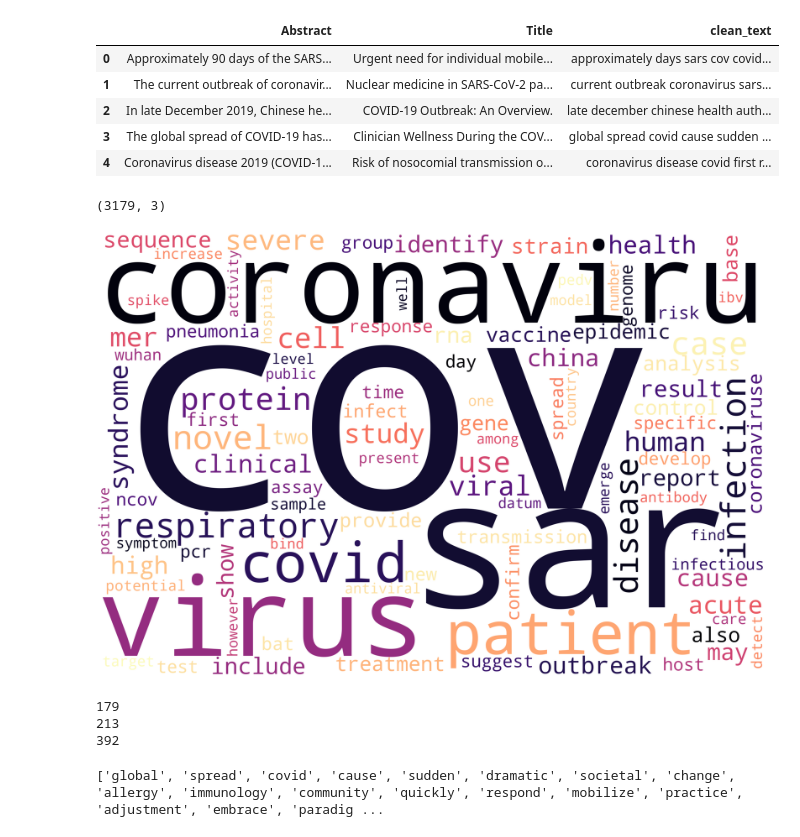
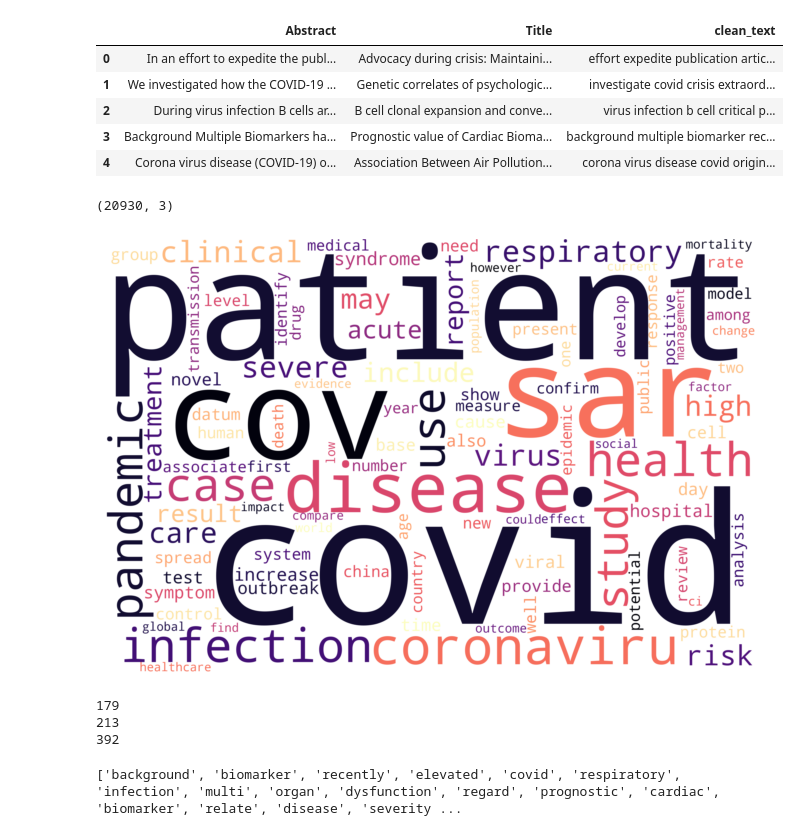
Before and after one commit to htanjore/covid19_pubmed, a Jupyter notebook: notebooks/LDA_Topic_model_covid19.ipynb, the cells around one changed output. Cells and saved outputs as stored; diff of their text form; code cells hidden in the pictures.

```diff
--- a/notebooks/LDA_Topic_model_covid19.ipynb
+++ b/notebooks/LDA_Topic_model_covid19.ipynb
@@ -31,6 +35,6 @@ warnings.filterwarnings('ignore')
 # %%
 nlp = spacy.load('en', disable=['parser', 'ner'])
 # %%
-covid19 = pd.read_csv("../data/covid19.csv")
+covid19 = pd.read_csv("../data/output/covid19.csv")
 # %%
 covid19_abstract = covid19[['Abstract','Title']].dropna().reset_index(drop = True)
@@ -48,7 +53,7 @@ stop_words = stopwords.words('english')
 nlp = spacy.load('en', disable=['parser', 'ner'])
 # clean the text using below for loop
 clean_text = []
-for index in range(len(covid19_abstract)):
+for index in tqdm(range(len(covid19_abstract))):
     #Remove punctuations
     text = re.sub('[^a-zA-Z]', ' ', covid19_abstract['Abstract'][index])
 
@@ -77,13 +82,13 @@ covid19_abstract['clean_text'] = clean_text
 covid19_abstract.head()
 # %% [output]
 |  | Abstract | Title | clean_text |
-| 0 | Approximately 90 days of the SARS... | Urgent need for individual mobile... | approximately days sars cov covid... |
-| 1 | The current outbreak of coronavir... | Nuclear medicine in SARS-CoV-2 pa... | current outbreak coronavirus sars... |
-| 2 | In late December 2019, Chinese he... | COVID-19 Outbreak: An Overview. | late december chinese health auth... |
-| 3 | The global spread of COVID-19 has... | Clinician Wellness During the COV... | global spread covid cause sudden ... |
-| 4 | Coronavirus disease 2019 (COVID-1... | Risk of nosocomial transmission o... | coronavirus disease covid first r... |
+| 0 | In an effort to expedite the publ... | Advocacy during crisis: Maintaini... | effort expedite publication artic... |
+| 1 | We investigated how the COVID-19 ... | Genetic correlates of psychologic... | investigate covid crisis extraord... |
+| 2 | During virus infection B cells ar... | B cell clonal expansion and conve... | virus infection b cell critical p... |
+| 3 | Background Multiple Biomarkers ha... | Prognostic value of Cardiac Bioma... | background multiple biomarker rec... |
+| 4 | Corona virus disease (COVID-19) o... | Association Between Air Pollution... | corona virus disease covid origin... |
 # %%
 covid19_abstract.shape
 # %% [output]
-(3179, 3)
+(20930, 3)
 # %%
@@ -91,21 +96,21 @@ covid19_abstract.to_csv('../data/covid_clean_text.csv', index = False)
 # %%
 #Word cloud of 100 words in the entire clean text
 wordcloud = WordCloud(width = 3000,
     height = 2000,background_color='white',colormap=plt.cm.magma,
                           stopwords=stop_words,
                           max_words=100,
 
                           random_state=42,collocations=False
                          ).generate(str(clean_text))
 
 #print(wordcloud)
-plt.figure(figsize = (40, 30), edgecolor = 'k')
+plt.figure(figsize = (30, 8), edgecolor = 'k')
 plt.imshow(wordcloud, interpolation="bilinear")
 plt.axis("off")
 plt.savefig("../data/wordcloud_covid19.png")
 plt.show()
 # %% [output]
-[figure, old version]
+[figure, new version]
 # %%
 stop_words = stopwords.words('english')
 print(len(stop_words))
@@ -159,7 +164,7 @@ words_text = list(text_to_words(clean_text))
 
 print(words_text[3])
 # %% [output]
-['global', 'spread', 'covid', 'cause', 'sudden', 'dramatic', 'societal', 'change', 'allergy', 'immunology', 'community', 'quickly', 'respond', 'mobilize', 'practice', 'adjustment', 'embrace', 'paradig ...
+['background', 'biomarker', 'recently', 'elevated', 'covid', 'respiratory', 'infection', 'multi', 'organ', 'dysfunction', 'regard', 'prognostic', 'cardiac', 'biomarker', 'relate', 'disease', 'severity ...
 # %%
 def lemmatization(texts, allowed_postags=['NOUN', 'ADJ', 'VERB', 'ADV']):
     """https://spacy.io/api/annotation"""
```
Also changed, not shown: parts of 15 cells of this notebook, 3 other files.
